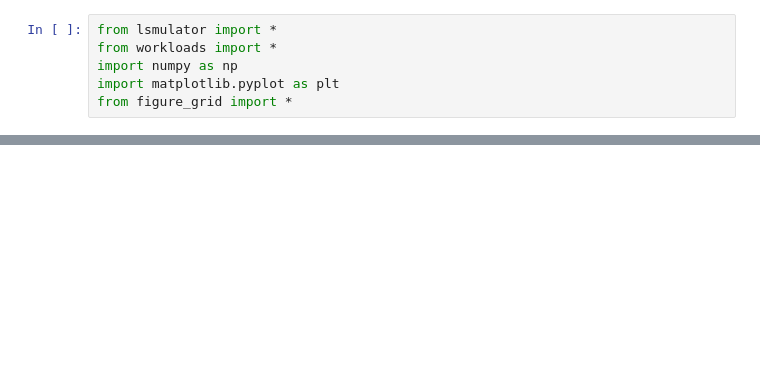
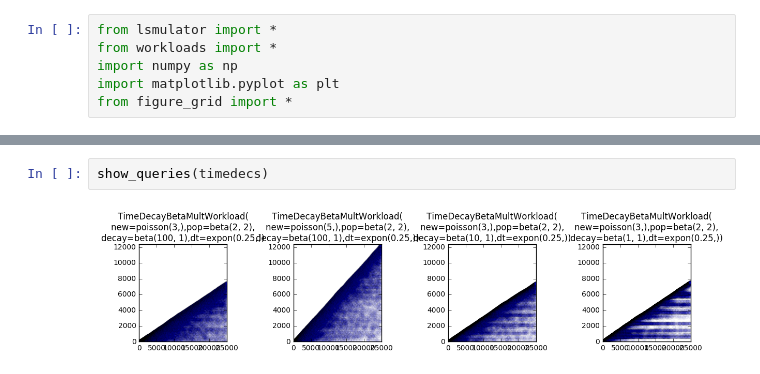
Before and after one commit to asross/cs265, a Jupyter notebook: simulations/lsemulation.ipynb, the cells around one changed output, grey strips where cells are left out. Drawn from its saved outputs; the diff is of its cells as text; blank space fills up the shorter version.

```diff
--- a/simulations/lsemulation.ipynb
+++ b/simulations/lsemulation.ipynb
@@ -9,0 +47,4 @@ workloads = [wlk().generate() for wlk in workload_classes]
+# %%
+show_queries(timedecs)
+# %% [output]
+[figure, added]
```
Also changed, not shown: parts of 16 cells of this notebook, 2 other files.
